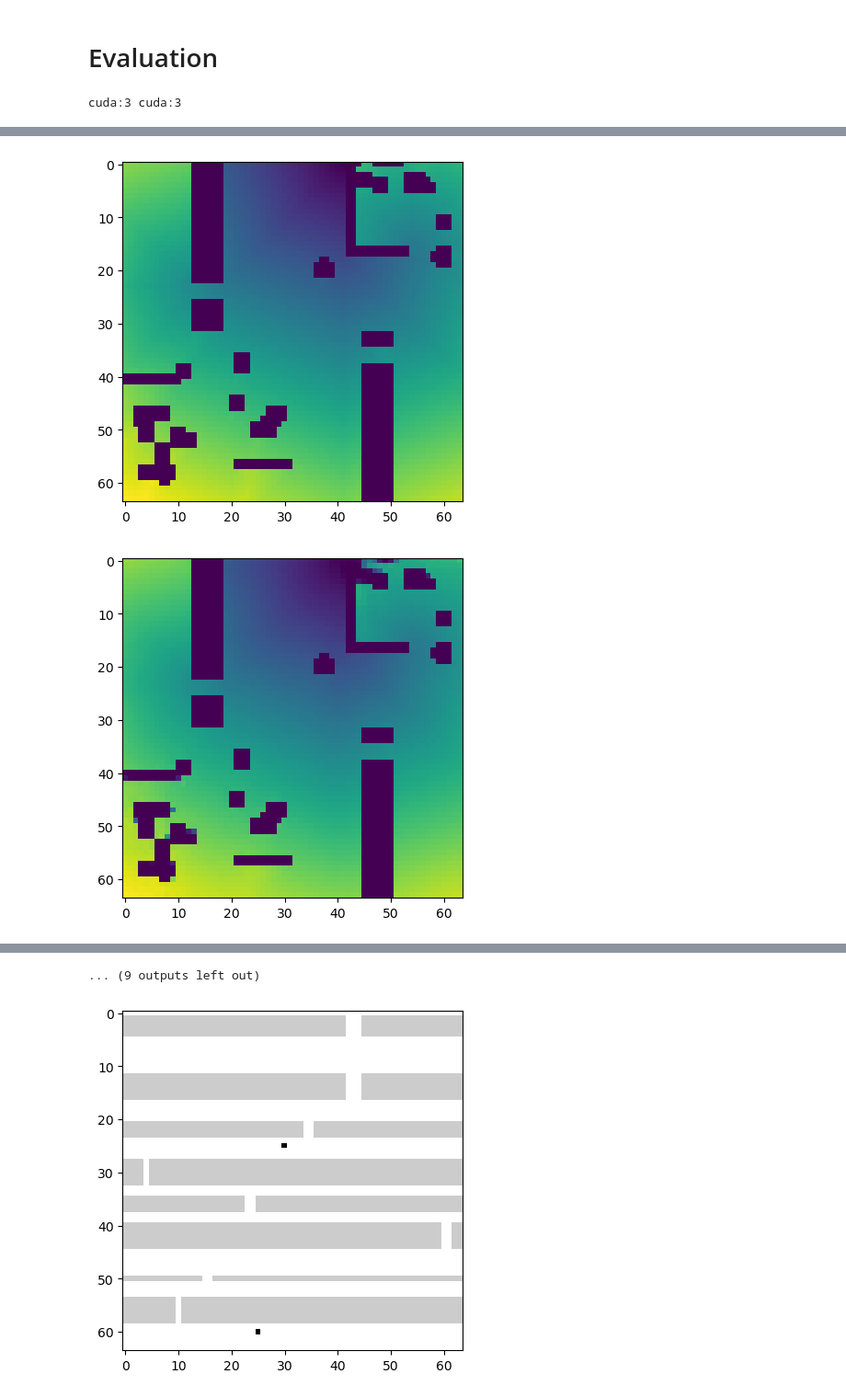
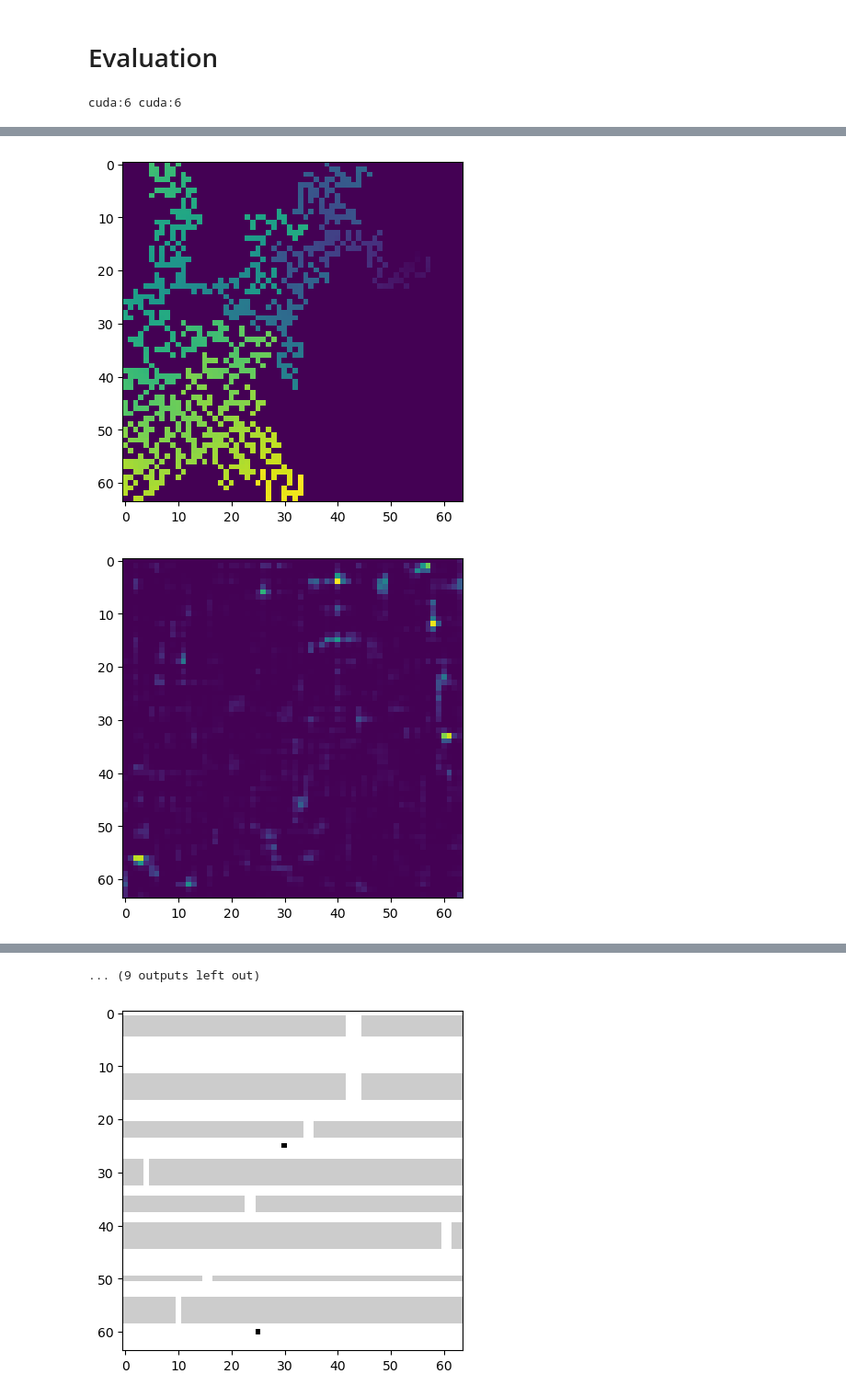
Before and after one commit to DrozdovDan/HS_HW_TransPath, a Jupyter notebook: workflow_h.ipynb, the cells around one changed output, grey strips where cells are left out. Shown: that part at 92% size. Cells and saved outputs as stored; diff of their text form; code cells hidden in the pictures.

```diff
--- a/workflow_h.ipynb
+++ b/workflow_h.ipynb
@@ -534,7 +533,7 @@ torch.save(model.state_dict(), f'{weights_dir}/model_{timestr}')
 # %% [markdown]
 # Evaluation
 # %%
-model_path = './weights/gold_h_model'
+model_path = './weights/alex_100_h_model'
 indices = [0, 10, 20, 30, 40, 50, 60, 70, 80, 90]
 
 eval_model = TransPathModel().to(torch.device(f'{accelerator}:{devices[-1]}'))
@@ -558,4 +557,4 @@ for i in range(len(indices)):
     plt.imshow(predictions[i, 0].cpu().detach().numpy())
     plt.show()
 # %% [output]
-cuda:3 cuda:3
+cuda:6 cuda:6
@@ -566,2 +565,2 @@ cuda:3 cuda:3
-[figure, old version]
+[figure, new version]
-[figure, old version]
+[figure, new version]
```
Also changed, not shown: parts of 5 cells of this notebook, 10 other files.
